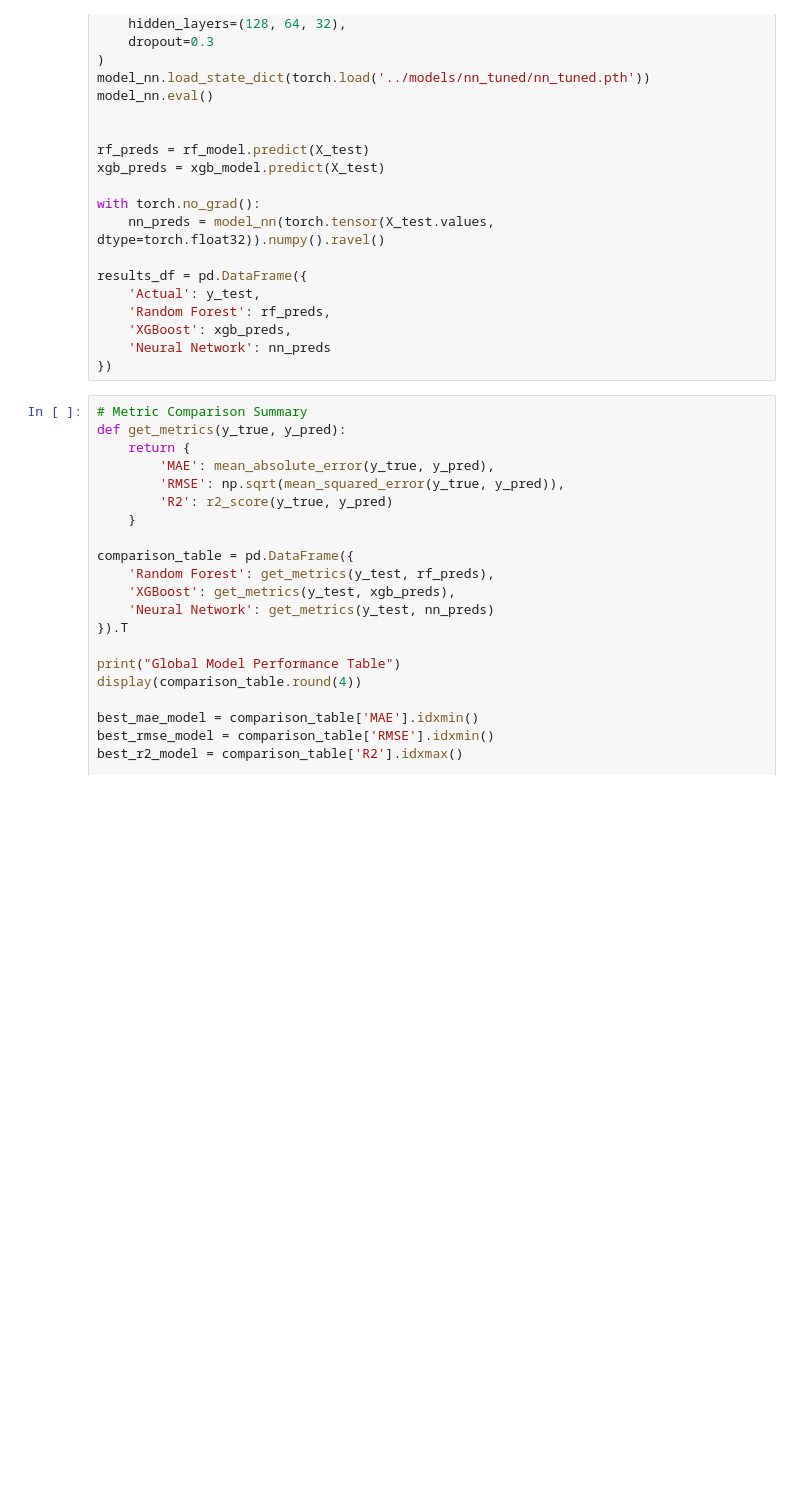
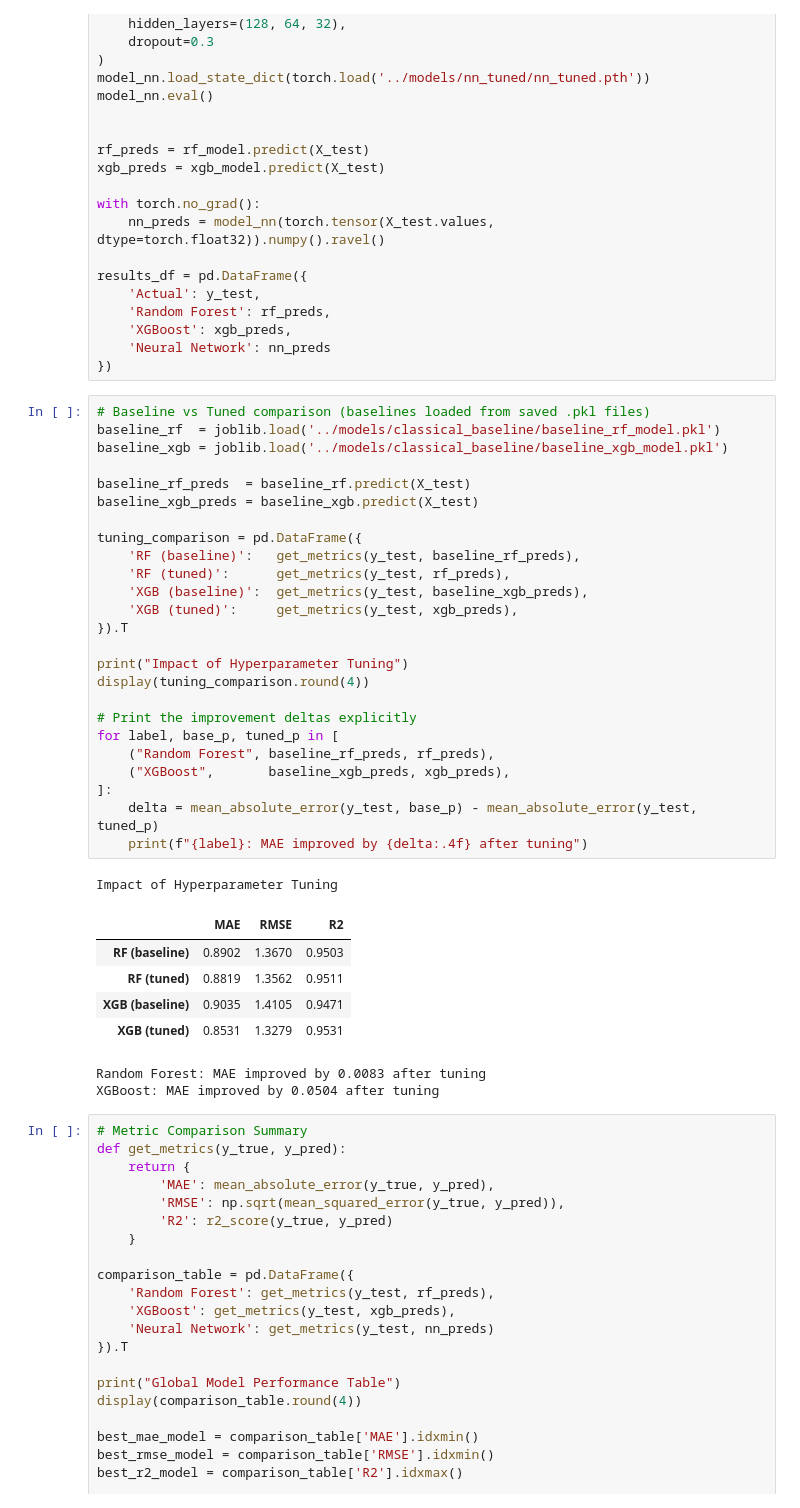
Before and after one commit to adg30/INTSY-MCO, a Jupyter notebook: notebooks/09_evaluation_and_conclusion.ipynb, the cells around one changed output. Cells and saved outputs as stored; diff of their text form; blank space fills up the shorter version.

```diff
--- a/notebooks/09_evaluation_and_conclusion.ipynb
+++ b/notebooks/09_evaluation_and_conclusion.ipynb
@@ -82,6 +82,40 @@ results_df = pd.DataFrame({
     'XGBoost': xgb_preds,
     'Neural Network': nn_preds
 })
+# %%
+# Baseline vs Tuned comparison (baselines loaded from saved .pkl files)
+baseline_rf  = joblib.load('../models/classical_baseline/baseline_rf_model.pkl')
+baseline_xgb = joblib.load('../models/classical_baseline/baseline_xgb_model.pkl')
+
+baseline_rf_preds  = baseline_rf.predict(X_test)
+baseline_xgb_preds = baseline_xgb.predict(X_test)
+
+tuning_comparison = pd.DataFrame({
+    'RF (baseline)':   get_metrics(y_test, baseline_rf_preds),
+    'RF (tuned)':      get_metrics(y_test, rf_preds),
+    'XGB (baseline)':  get_metrics(y_test, baseline_xgb_preds),
+    'XGB (tuned)':     get_metrics(y_test, xgb_preds),
+}).T
+
+print("Impact of Hyperparameter Tuning")
+display(tuning_comparison.round(4))
+
+# Print the improvement deltas explicitly
+for label, base_p, tuned_p in [
+    ("Random Forest", baseline_rf_preds, rf_preds),
+    ("XGBoost",       baseline_xgb_preds, xgb_preds),
+]:
+    delta = mean_absolute_error(y_test, base_p) - mean_absolute_error(y_test, tuned_p)
+    print(f"{label}: MAE improved by {delta:.4f} after tuning")
+# %% [output]
+Impact of Hyperparameter Tuning
+|  | MAE | RMSE | R2 |
+| RF (baseline) | 0.8902 | 1.3670 | 0.9503 |
+| RF (tuned) | 0.8819 | 1.3562 | 0.9511 |
+| XGB (baseline) | 0.9035 | 1.4105 | 0.9471 |
+| XGB (tuned) | 0.8531 | 1.3279 | 0.9531 |
+Random Forest: MAE improved by 0.0083 after tuning
+XGBoost: MAE improved by 0.0504 after tuning
 # %%
 # Metric Comparison Summary
 def get_metrics(y_true, y_pred):
```
Also changed, not shown: parts of 6 cells of this notebook.
